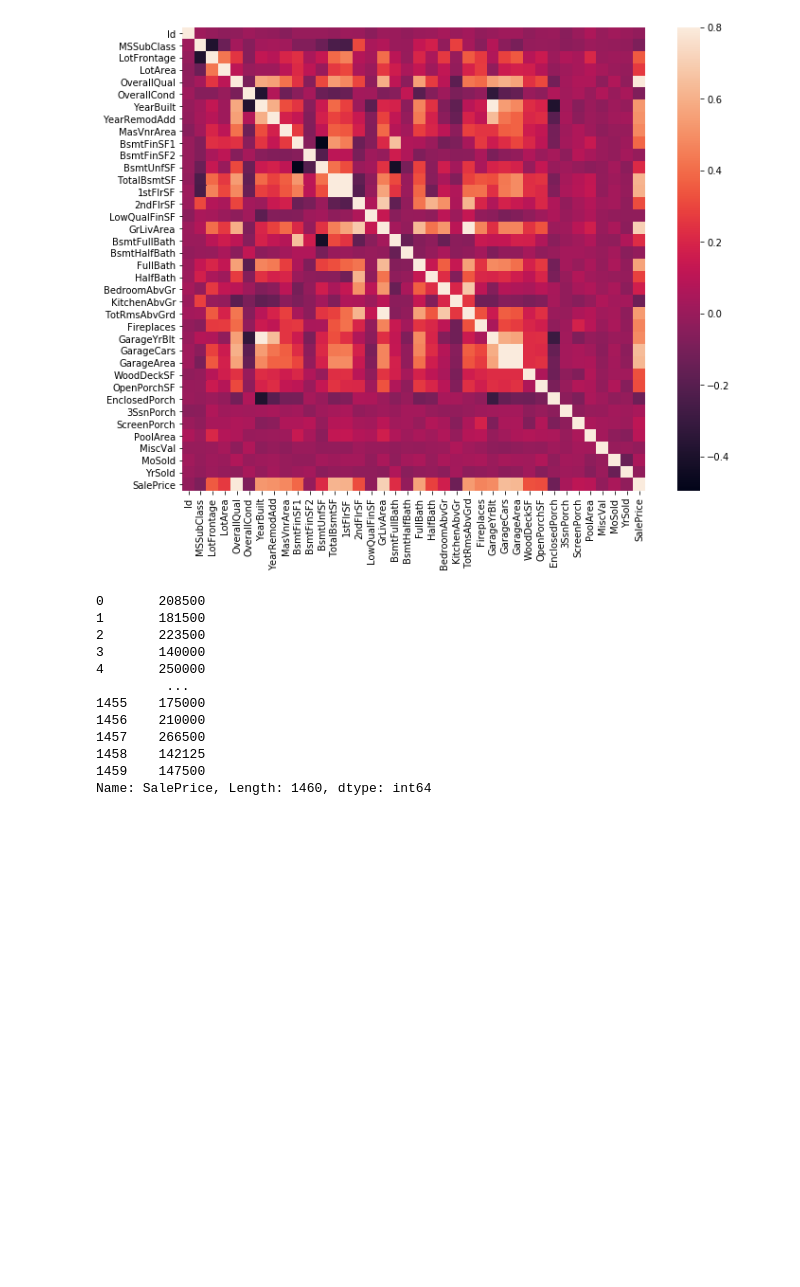
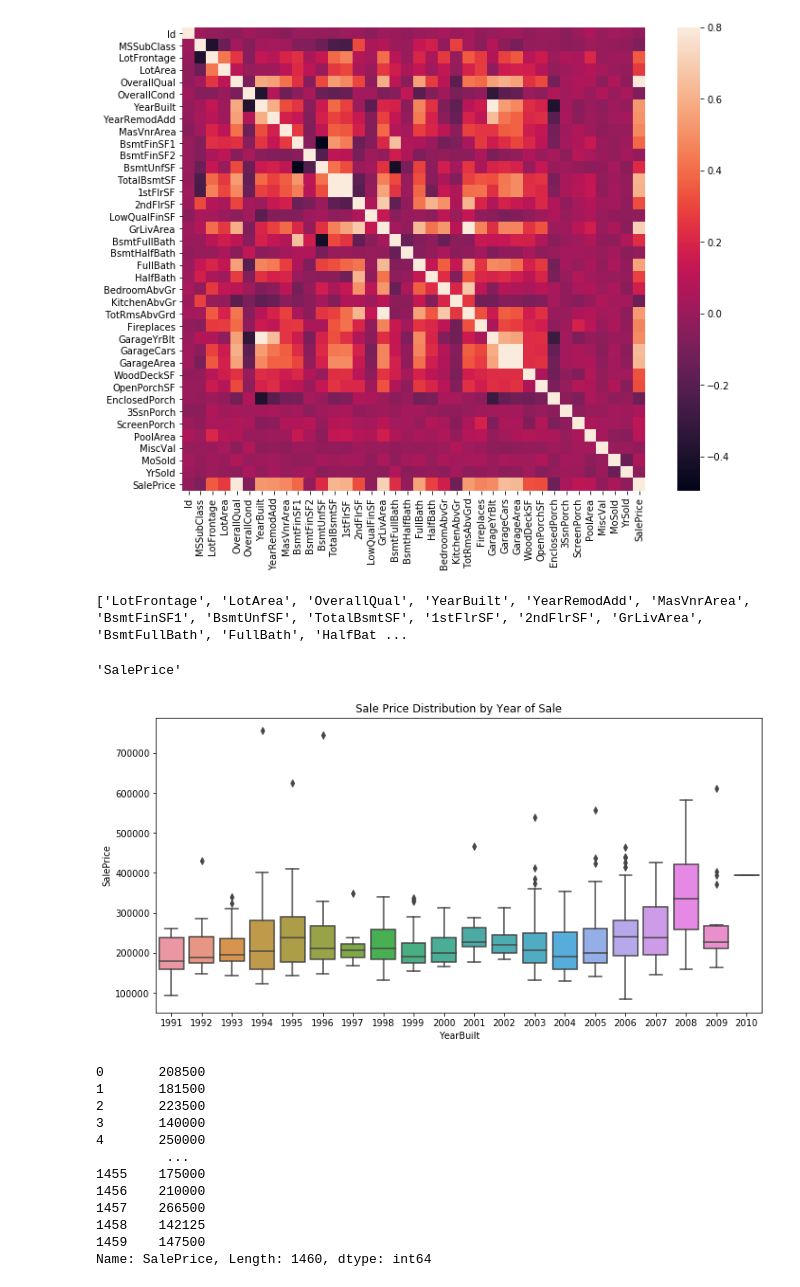
Before and after one commit to boubinmj/housing, a Jupyter notebook: housing.ipynb, the cells around one changed output. Saved outputs shown, nothing was run; the diff lists cells and outputs as text; code cells hidden in the pictures; blank space fills up the shorter version.

```diff
--- a/housing.ipynb
+++ b/housing.ipynb
@@ -134,6 +146,22 @@ f, ax = plt.subplots(figsize=(12, 9))
 sns.heatmap(corrmat,vmax=.8, square=True);
 # %% [output]
 [figure]
+# %%
+upper_diag = corrmat.where(np.triu(np.ones(corrmat.shape),k=1).astype(np.bool))
+#print(upper_diag)
+
+mlr_drop = [column for column in upper_diag.columns if any(abs(upper_diag[column]) > 0.2)]
+print(); print(mlr_drop)
+
+mlr_drop.pop()
+# %% [output]
+['LotFrontage', 'LotArea', 'OverallQual', 'YearBuilt', 'YearRemodAdd', 'MasVnrArea', 'BsmtFinSF1', 'BsmtUnfSF', 'TotalBsmtSF', '1stFlrSF', '2ndFlrSF', 'GrLivArea', 'BsmtFullBath', 'FullBath', 'HalfBat ...
+'SalePrice'
+# %%
+sns.boxplot(y='SalePrice', x='YearBuilt', data=train[train['YearBuilt']>1990]).set_title("Sale Price Distribution by Year of Sale")
+plt.savefig('year.png')
+# %% [output]
+[figure, added]
 # %%
 # Increases the size of the histogram to fit both normalized and raw data
 plt.rcParams['figure.figsize'] = (12.0, 6.0)
```
Also changed, not shown: parts of 22 cells of this notebook, 15 other files.
